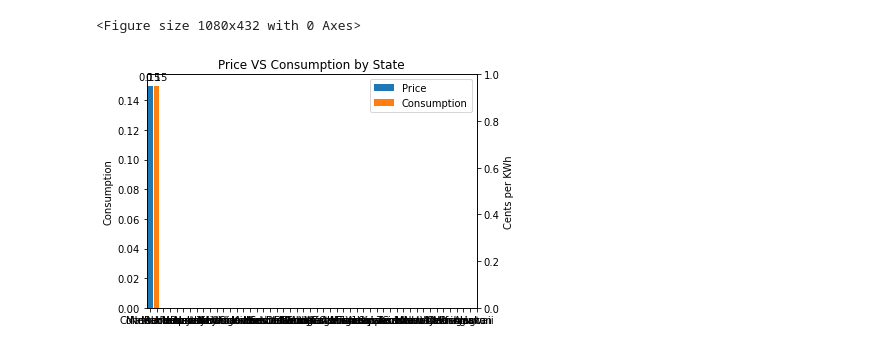
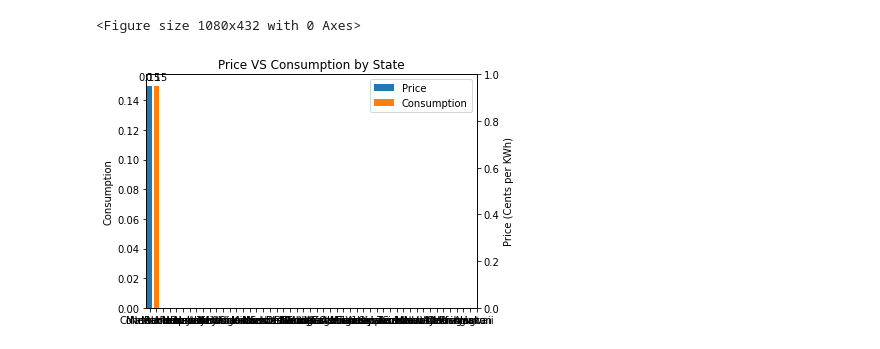
Before and after one commit to gpivaro/Project_1, a Jupyter notebook: Josh's Notebooks/Bar_chart_PvsC.ipynb, the cells around one changed output. Saved outputs shown, nothing was run; the diff lists cells and outputs as text; code cells hidden in the pictures.

Commit message:
modified bar graph

```diff
--- a/Josh's Notebooks/Bar_chart_PvsC.ipynb
+++ b/Josh's Notebooks/Bar_chart_PvsC.ipynb
@@ -104,32 +149,32 @@ rects2 = ax.bar(['All Sectors_Mwh'], width, label='Consumption')
 # Add some text for labels, title and custom x-axis tick labels, etc.
 ax.set_ylabel('Consumption')
 ax.set_title('Price VS Consumption by State')
 ax.set_xticks(x)
 ax.set_xticklabels(labels)
 ax.legend()
 
 # twin object for two different y-axis on the sample plot
 ax2=ax.twinx()
-ax2.set_ylabel("Cents per KWh")
+ax2.set_ylabel("Price (Cents per KWh)")
 
 def autolabel(rects):
     """Attach a text label above each bar in *rects*, displaying its height."""
     for rect in rects:
         height = rect.get_height()
         ax.annotate('{}'.format(height),
                     xy=(rect.get_x() + rect.get_width() / 2, height),
                     xytext=(0, 3),  # 3 points vertical offset
                     textcoords="offset points",
                     ha='center', va='bottom')
 
 
 autolabel(rects1)
 autolabel(rects2)
 
 fig.tight_layout()
 
 
 plt.show()
 # %% [output]
 <Figure size 1080x432 with 0 Axes>
-[figure, old version]
+[figure, new version]
```
Also changed, not shown: parts of 7 cells of this notebook.
